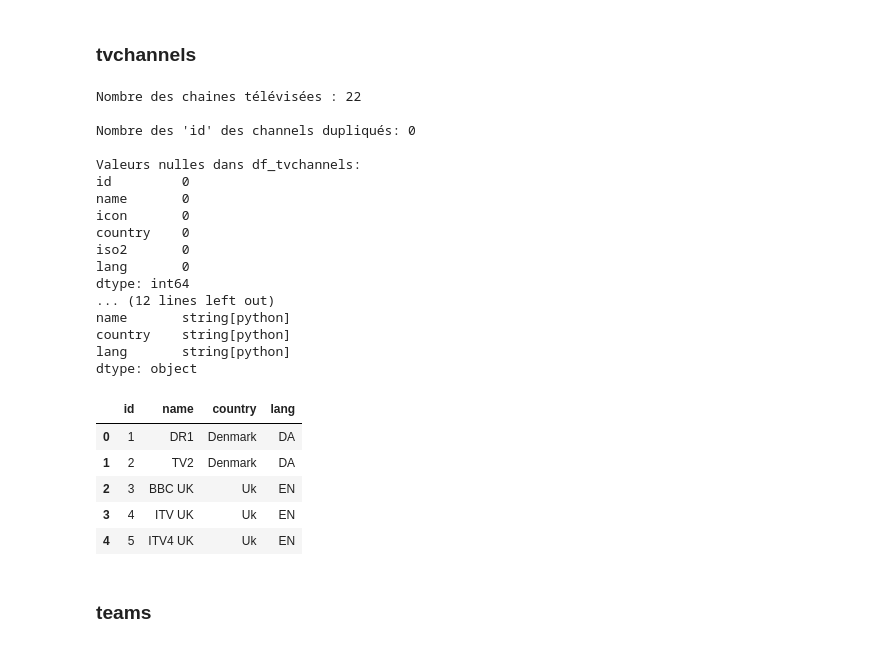
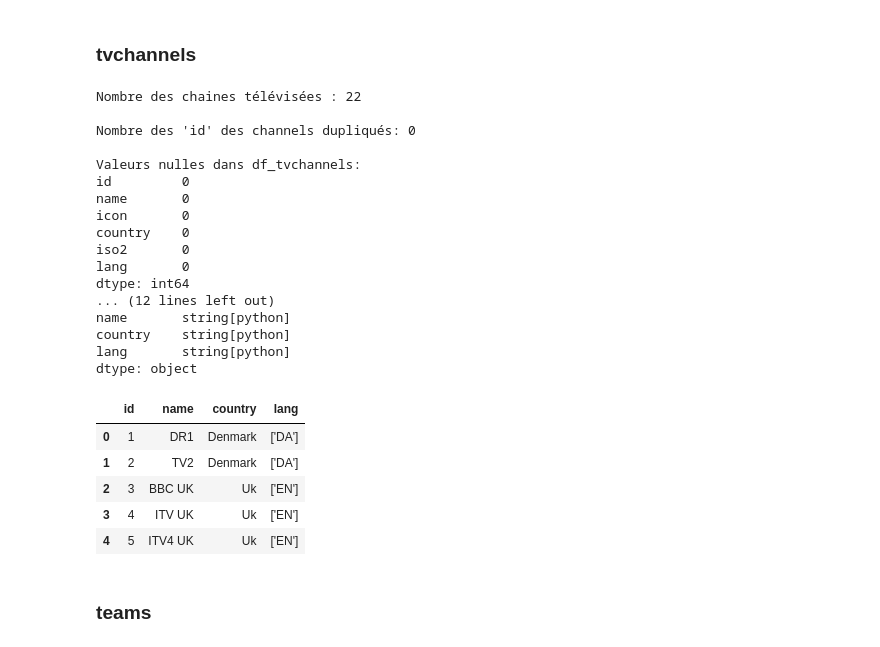
Before and after one commit to Simplon-DE-P1-2025/Brief-2-ETL-de-donn-es-footballistiques-Wickets-Sprinters, a Jupyter notebook: notebook/notebook_2018_transform.ipynb, the cells around one changed output. Drawn from its saved outputs; the diff is of its cells as text; code cells hidden in the pictures.

```diff
--- a/notebook/notebook_2018_transform.ipynb
+++ b/notebook/notebook_2018_transform.ipynb
@@ -371,39 +375,39 @@ columns_to_keep = ['id', 'name', 'country', 'lang']
 df_tvchannels_transformed = df_tvchannels[columns_to_keep].copy()
 
 # Mettre en le premier caractère en Majuscule pour la colonne country & convertir en type string
 df_tvchannels_transformed = fct_capitalize_string_columns(df_tvchannels_transformed, ['country'])
 # Eclater les listes dans la colonne 'lang' en plusieurs lignes
-df_tvchannels_transformed = df_tvchannels_transformed.explode('lang').reset_index(drop=True)
+# df_tvchannels_transformed = df_tvchannels_transformed.explode('lang').reset_index(drop=True)
 
 # Mettre en Majuscule pour les colonnes name et lang & convertir en type string
 df_tvchannels_transformed = fct_upper_string_columns(df_tvchannels_transformed, ['name', 'lang'])
 
 print(f'\ndf_tvchannels_transformed.dtypes:\n{df_tvchannels_transformed.dtypes}')
 df_tvchannels_transformed.head()
 # %% [output]
 Nombre des chaines télévisées : 22
 
 Nombre des 'id' des channels dupliqués: 0
 
 Valeurs nulles dans df_tvchannels:
 id         0
 name       0
 icon       0
 country    0
 iso2       0
 lang       0
 dtype: int64
 ... (12 lines left out)
 name       string[python]
 country    string[python]
 lang       string[python]
 dtype: object
 |  | id | name | country | lang |
-| 0 | 1 | DR1 | Denmark | DA |
-| 1 | 2 | TV2 | Denmark | DA |
-| 2 | 3 | BBC UK | Uk | EN |
-| 3 | 4 | ITV UK | Uk | EN |
-| 4 | 5 | ITV4 UK | Uk | EN |
+| 0 | 1 | DR1 | Denmark | ['DA'] |
+| 1 | 2 | TV2 | Denmark | ['DA'] |
+| 2 | 3 | BBC UK | Uk | ['EN'] |
+| 3 | 4 | ITV UK | Uk | ['EN'] |
+| 4 | 5 | ITV4 UK | Uk | ['EN'] |
 # %% [markdown]
 ### teams
 # %%
```
Also changed, not shown: parts of 7 cells of this notebook, 2 other files.
